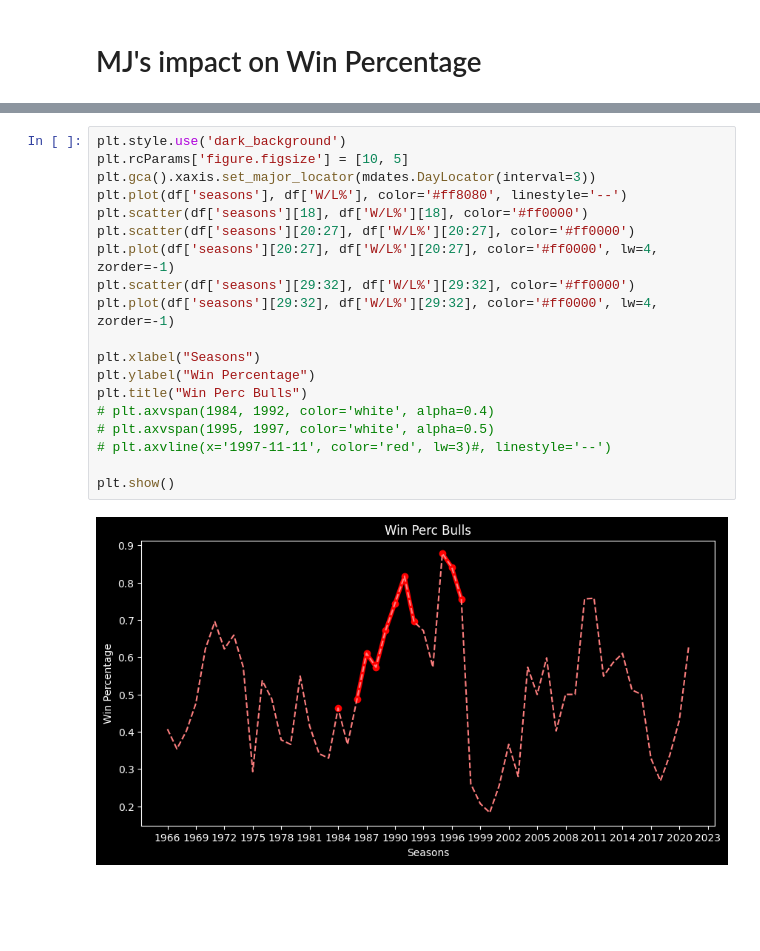
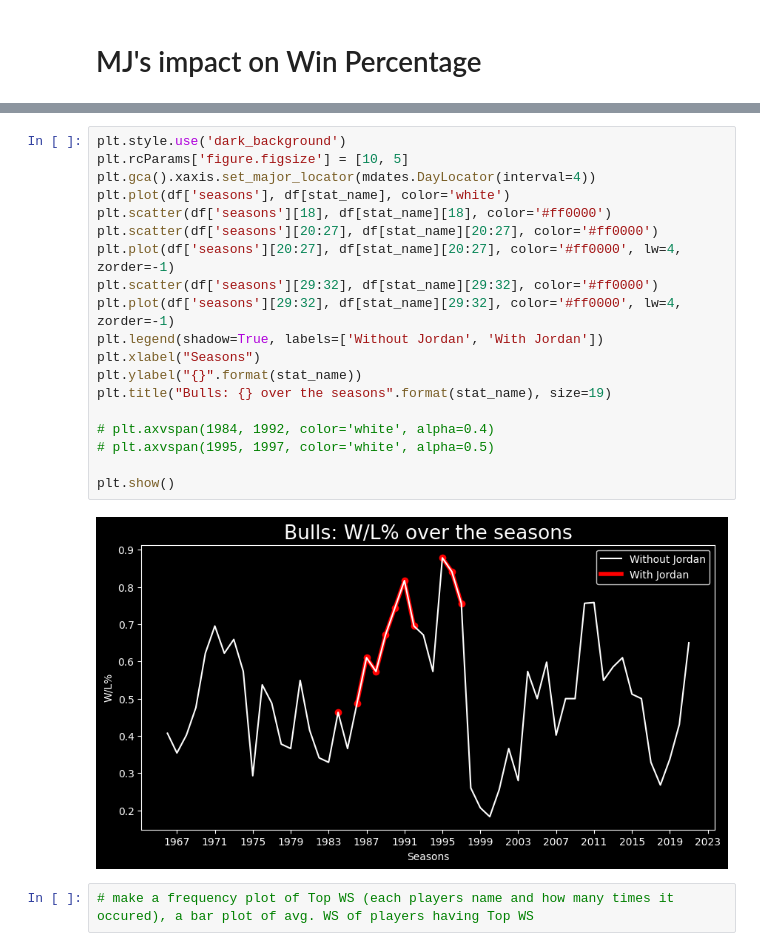
Before and after one commit to SunTzunami/IBM312_assignment, a Jupyter notebook: mj_analysis.ipynb, the cells around one changed output, grey strips where cells are left out. Drawn from its saved outputs; the diff is of its cells as text; blank space fills up the shorter version.

Commit message:
jordan analysis: plots

```diff
--- a/mj_analysis.ipynb
+++ b/mj_analysis.ipynb
@@ -108,21 +84,23 @@ Ttest_indResult(statistic=4.432541339956835, pvalue=4.600392273257865e-05)
 # %%
 plt.style.use('dark_background')
 plt.rcParams['figure.figsize'] = [10, 5]
-plt.gca().xaxis.set_major_locator(mdates.DayLocator(interval=3))
-plt.plot(df['seasons'], df['W/L%'], color='#ff8080', linestyle='--')
-plt.scatter(df['seasons'][18], df['W/L%'][18], color='#ff0000')
-plt.scatter(df['seasons'][20:27], df['W/L%'][20:27], color='#ff0000')
-plt.plot(df['seasons'][20:27], df['W/L%'][20:27], color='#ff0000', lw=4, zorder=-1)
-plt.scatter(df['seasons'][29:32], df['W/L%'][29:32], color='#ff0000')
-plt.plot(df['seasons'][29:32], df['W/L%'][29:32], color='#ff0000', lw=4, zorder=-1)
+plt.gca().xaxis.set_major_locator(mdates.DayLocator(interval=4))
+plt.plot(df['seasons'], df[stat_name], color='white')
+plt.scatter(df['seasons'][18], df[stat_name][18], color='#ff0000')
+plt.scatter(df['seasons'][20:27], df[stat_name][20:27], color='#ff0000')
+plt.plot(df['seasons'][20:27], df[stat_name][20:27], color='#ff0000', lw=4, zorder=-1)
+plt.scatter(df['seasons'][29:32], df[stat_name][29:32], color='#ff0000')
+plt.plot(df['seasons'][29:32], df[stat_name][29:32], color='#ff0000', lw=4, zorder=-1)
+plt.legend(shadow=True, labels=['Without Jordan', 'With Jordan'])
+plt.xlabel("Seasons")
+plt.ylabel("{}".format(stat_name))
+plt.title("Bulls: {} over the seasons".format(stat_name), size=19)
 
-plt.xlabel("Seasons")
-plt.ylabel("Win Percentage")
-plt.title("Win Perc Bulls")
 # plt.axvspan(1984, 1992, color='white', alpha=0.4)
 # plt.axvspan(1995, 1997, color='white', alpha=0.5)
-# plt.axvline(x='1997-11-11', color='red', lw=3)#, linestyle='--')
 
 plt.show()
 # %% [output]
-[figure, old version]
+[figure, new version]
+# %%
+# make a frequency plot of Top WS (each players name and how many times it occured), a bar plot of avg. WS of players having Top WS
```
Also changed, not shown: parts of 3 cells of this notebook.
